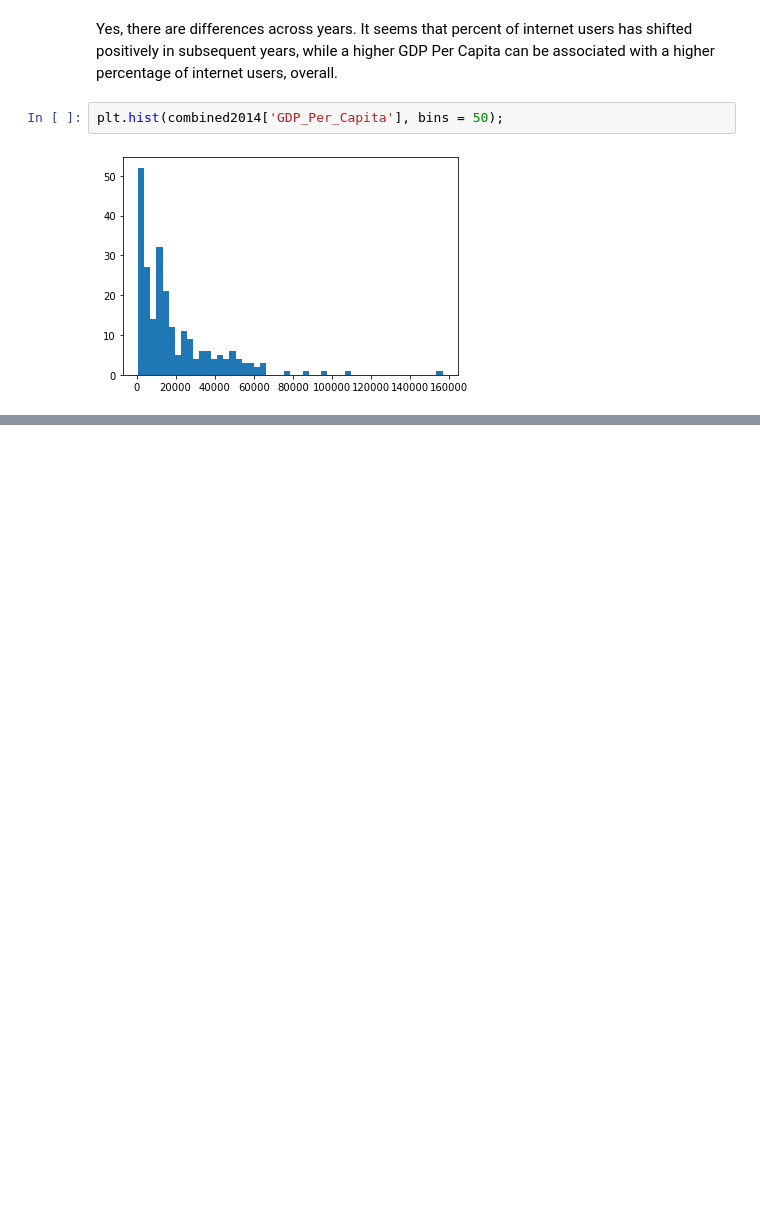
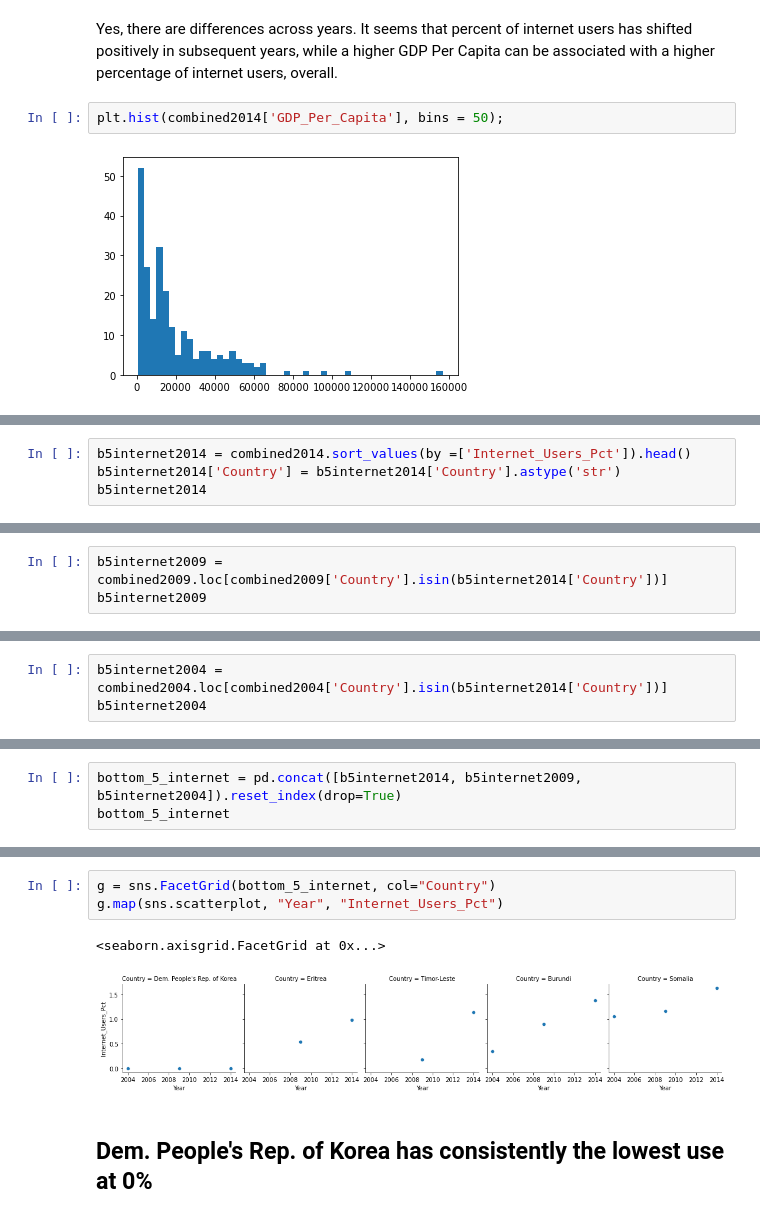
Before and after one commit to ColinSandidge/gdp-and-internet-usage-ColinSandidge, a Jupyter notebook: notebooks/UN Project.ipynb, the cells around one changed output, grey strips where cells are left out. Saved outputs shown, nothing was run; the diff lists cells and outputs as text; blank space fills up the shorter version.

```diff
--- a/notebooks/UN Project.ipynb
+++ b/notebooks/UN Project.ipynb
@@ -378,0 +376,4 @@ KeyError: "None of [Int64Index([2014, 2014, 2014, 2014, 2014, 2009, 2009, 2009,
+# %%
+b5internet2014 = combined2014.sort_values(by =['Internet_Users_Pct']).head()
+b5internet2014['Country'] = b5internet2014['Country'].astype('str')
+b5internet2014
@@ -378,0 +387,3 @@ KeyError: "None of [Int64Index([2014, 2014, 2014, 2014, 2014, 2009, 2009, 2009,
+# %%
+b5internet2009 = combined2009.loc[combined2009['Country'].isin(b5internet2014['Country'])]
+b5internet2009
@@ -378,0 +397,3 @@ KeyError: "None of [Int64Index([2014, 2014, 2014, 2014, 2014, 2009, 2009, 2009,
+# %%
+b5internet2004 = combined2004.loc[combined2004['Country'].isin(b5internet2014['Country'])]
+b5internet2004
@@ -378,0 +406,3 @@ KeyError: "None of [Int64Index([2014, 2014, 2014, 2014, 2014, 2009, 2009, 2009,
+# %%
+bottom_5_internet = pd.concat([b5internet2014, b5internet2009, b5internet2004]).reset_index(drop=True)
+bottom_5_internet
@@ -378,0 +425,8 @@ KeyError: "None of [Int64Index([2014, 2014, 2014, 2014, 2014, 2009, 2009, 2009,
+# %%
+g = sns.FacetGrid(bottom_5_internet, col="Country")
+g.map(sns.scatterplot, "Year", "Internet_Users_Pct")
+# %% [output]
+<seaborn.axisgrid.FacetGrid at 0x...>
+[figure, added]
+# %% [markdown]
+## Dem. People's Rep. of Korea has consistently the lowest use at 0%
```
Also changed, not shown: parts of 48 cells of this notebook.
